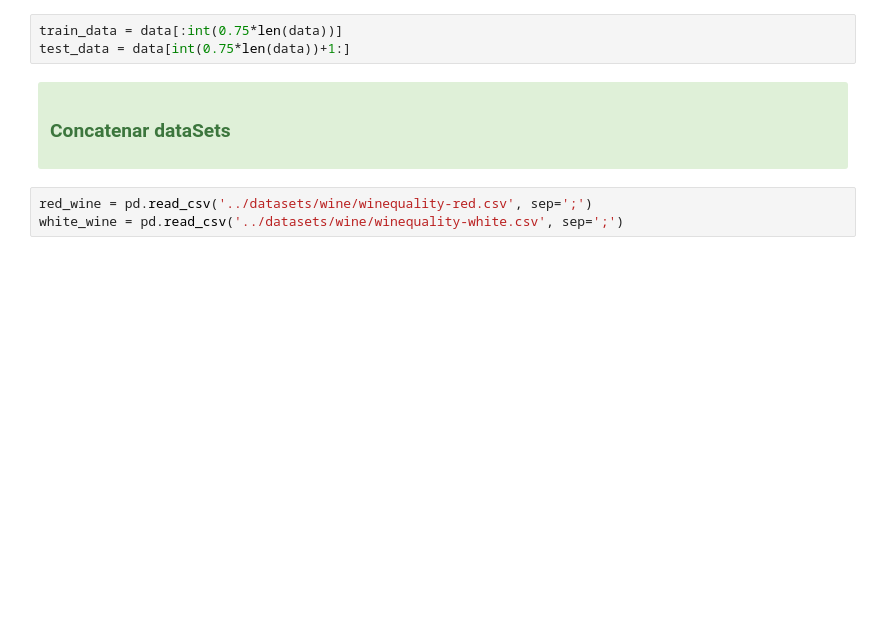
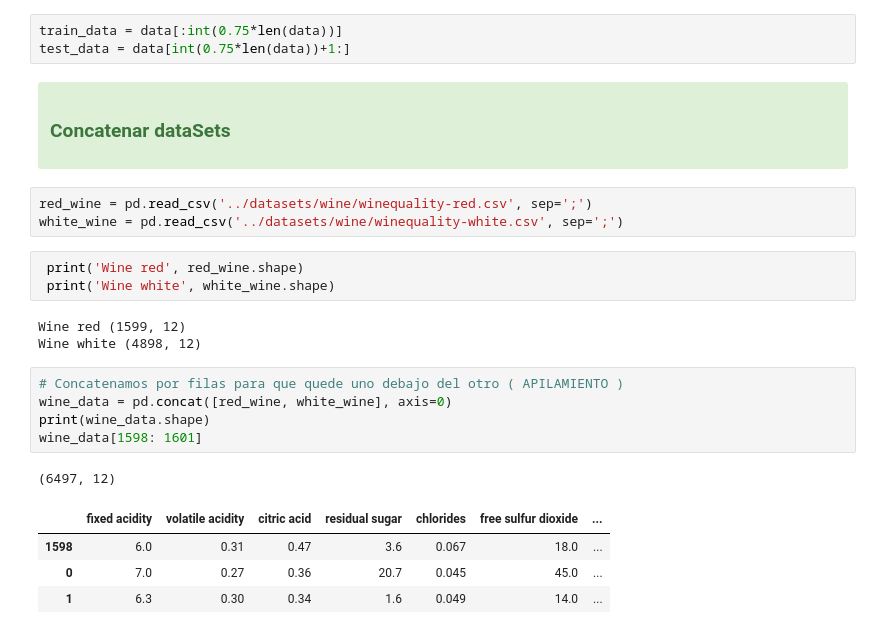
Before and after one commit to Byhako/cursoUdemyAI, a Jupyter notebook: notebooks/3-Editar_dataFrame.ipynb, the cells around one changed output. Cells and saved outputs as stored; diff of their text form; blank space fills up the shorter version.

Commit message:
concatenar dataSets

```diff
--- a/notebooks/3-Editar_dataFrame.ipynb
+++ b/notebooks/3-Editar_dataFrame.ipynb
@@ -290,3 +290,20 @@ test_data = data[int(0.75*len(data))+1:]
 # %%
 red_wine = pd.read_csv('../datasets/wine/winequality-red.csv', sep=';')
 white_wine = pd.read_csv('../datasets/wine/winequality-white.csv', sep=';')
+# %%
+ print('Wine red', red_wine.shape)
+ print('Wine white', white_wine.shape)
+# %% [output]
+Wine red (1599, 12)
+Wine white (4898, 12)
+# %%
+# Concatenamos por filas para que quede uno debajo del otro ( APILAMIENTO )
+wine_data = pd.concat([red_wine, white_wine], axis=0)
+print(wine_data.shape)
+wine_data[1598: 1601]
+# %% [output]
+(6497, 12)
+|  | fixed acidity | volatile acidity | citric acid | residual sugar | chlorides | free sulfur dioxide | ... |
+| 1598 | 6.0 | 0.31 | 0.47 | 3.6 | 0.067 | 18.0 | ... |
+| 0 | 7.0 | 0.27 | 0.36 | 20.7 | 0.045 | 45.0 | ... |
+| 1 | 6.3 | 0.30 | 0.34 | 1.6 | 0.049 | 14.0 | ... |
```
Also changed, not shown: parts of 17 cells of this notebook.
